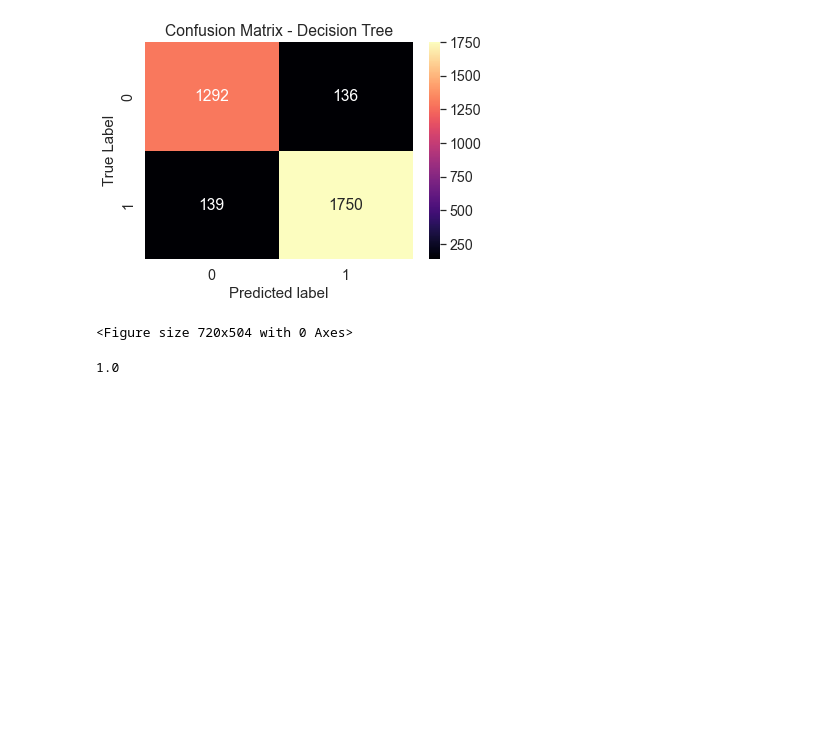
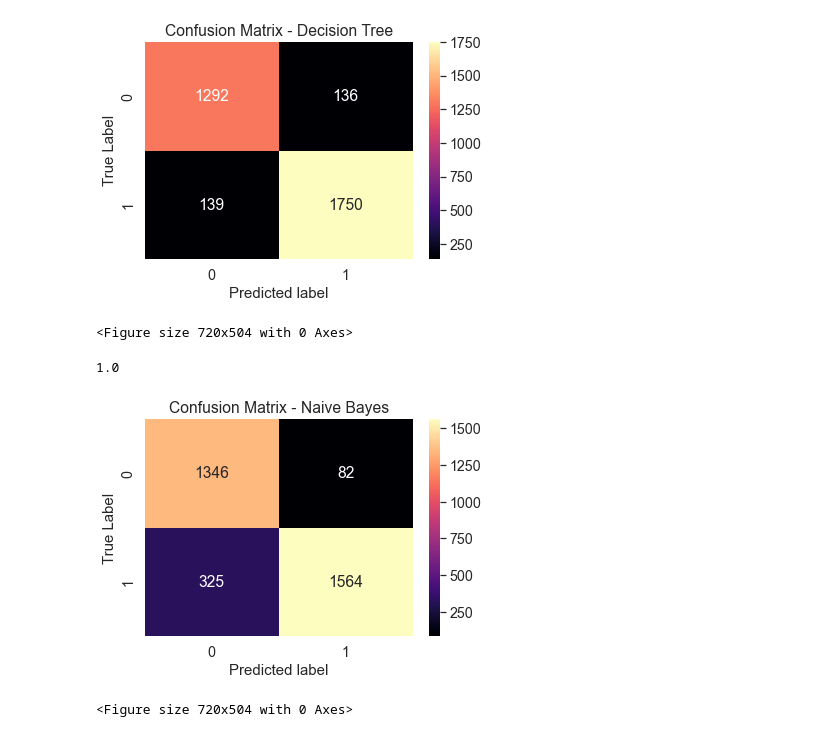
Before and after one commit to abhimanyu-atri/phishing-website-classifier, a Jupyter notebook: model.ipynb, the cells around one changed output. Drawn from its saved outputs; the diff is of its cells as text; code cells hidden in the pictures; blank space fills up the shorter version.

Commit message:
added naive bayes

```diff
--- a/model.ipynb
+++ b/model.ipynb
@@ -141,2 +141,19 @@ clf.score(X_test, test_pred_decision_tree, sample_weight=None)
 # %% [output]
 1.0
+# %%
+gnb = GaussianNB()
+gnb.fit(X_train, y_train)
+y_pred = gnb.predict(X_test)
+confusion_matrix = metrics.confusion_matrix(y_test,y_pred)
+matrix_df = pd.DataFrame(confusion_matrix)
+ax = plt.axes()
+sns.set(font_scale=1.3)
+plt.figure(figsize=(10,7))
+sns.heatmap(matrix_df, annot=True, fmt="g", ax=ax, cmap="magma")
+ax.set_title('Confusion Matrix - Naive Bayes')
+ax.set_xlabel("Predicted label", fontsize =15)
+ax.set_ylabel("True Label", fontsize=15)
+plt.show()
+# %% [output]
+[figure, added]
+<Figure size 720x504 with 0 Axes>
```
Also changed, not shown: parts of 6 cells of this notebook.
